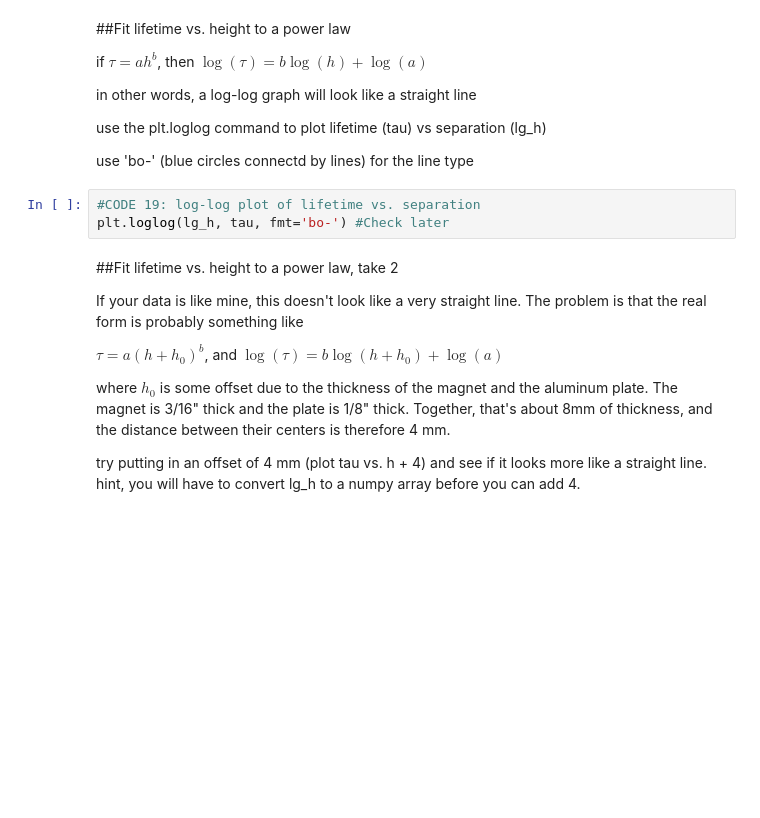
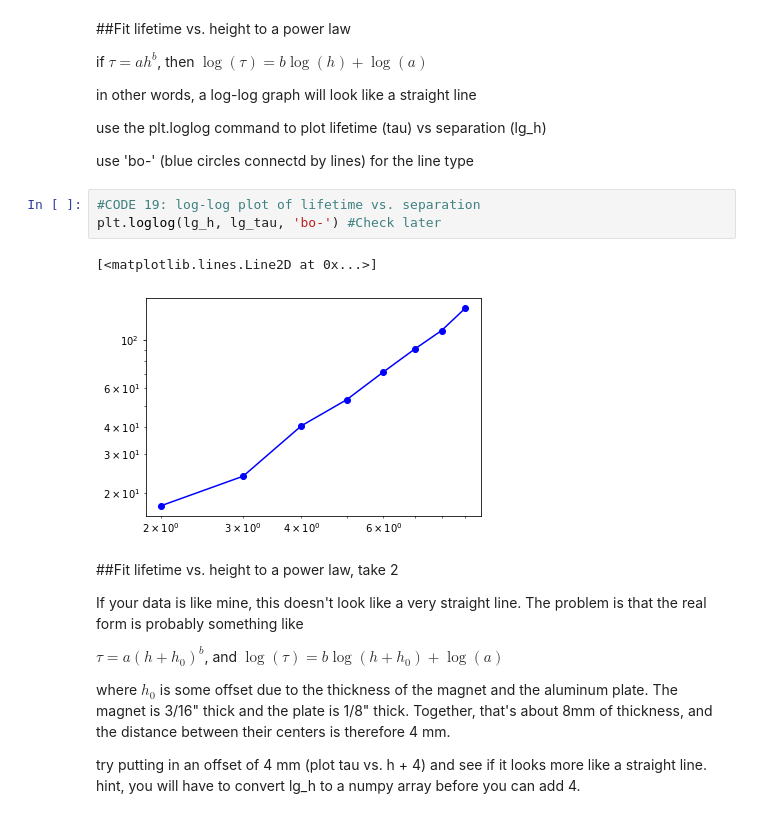
Before and after one commit to NYUExperimentalPhysics1-2021/labanalysis2-GabrJDiz0n, a Jupyter notebook: LabAnalysis2.ipynb, the cells around one changed output. Saved outputs shown, nothing was run; the diff lists cells and outputs as text; blank space fills up the shorter version.

```diff
--- a/LabAnalysis2.ipynb
+++ b/LabAnalysis2.ipynb
@@ -400,7 +406,10 @@ use the plt.loglog command to plot lifetime (tau) vs separation (lg_h)
 use 'bo-' (blue circles connectd by lines) for the line type
 # %%
 #CODE 19: log-log plot of lifetime vs. separation
-plt.loglog(lg_h, tau, fmt='bo-') #Check later
+plt.loglog(lg_h, lg_tau, 'bo-') #Check later
+# %% [output]
+[<matplotlib.lines.Line2D at 0x...>]
+[figure, added]
 # %% [markdown]
 ##Fit lifetime vs. height to a power law, take 2
 
```
Also changed, not shown: parts of 18 cells of this notebook.
